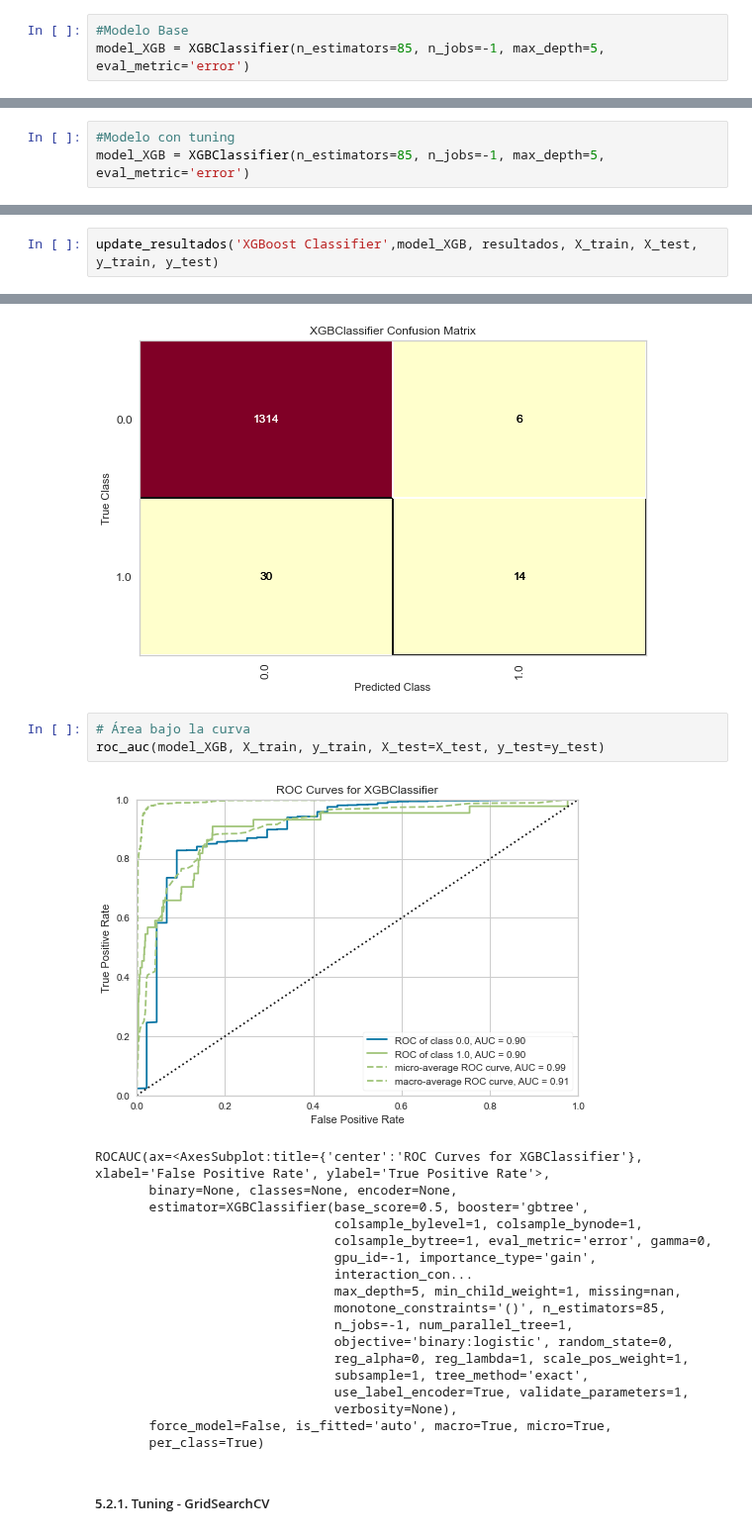
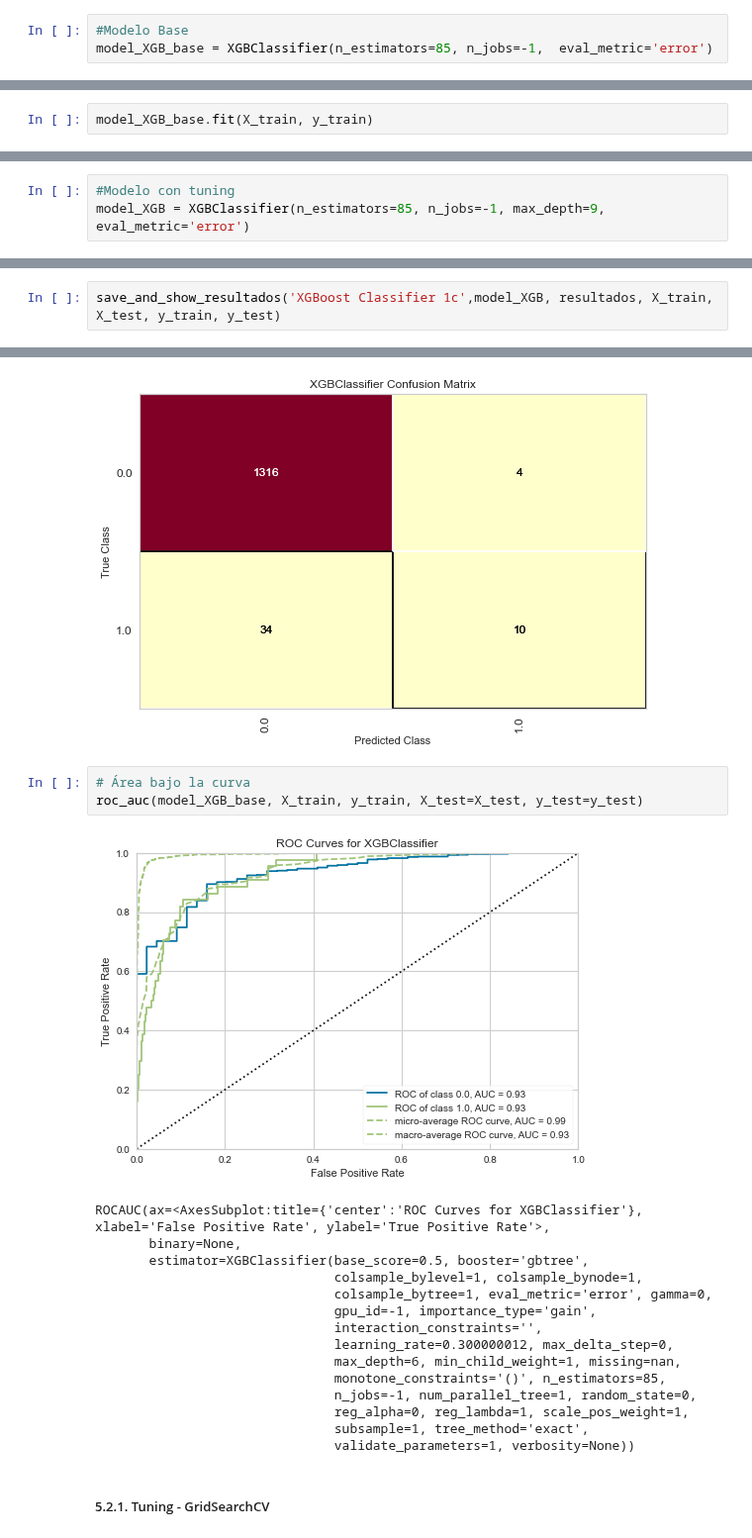
Before and after one commit to Project-ML-PUCP/BankruptcyTaiwan, a Jupyter notebook: 03. Codigo/03.4. Modeling - XGB.ipynb, the cells around one changed output, grey strips where cells are left out. Shown at 99% size. Drawn from its saved outputs; the diff is of its cells as text.

```diff
--- a/03. Codigo/03.4. Modeling - XGB.ipynb
+++ b/03. Codigo/03.4. Modeling - XGB.ipynb
@@ -180,4 +180,4 @@ y_test.value_counts()/len(y_test)*100, y_test.value_counts()
 #### 5.2. Algoritmos Machine Learning
 # %%
 #Modelo Base
-model_XGB = XGBClassifier(n_estimators=85, n_jobs=-1, max_depth=5, eval_metric='error')
+model_XGB_base = XGBClassifier(n_estimators=85, n_jobs=-1,  eval_metric='error')
@@ -183,0 +197,2 @@ model_XGB = XGBClassifier(n_estimators=85, n_jobs=-1, max_depth=5, eval_metric='
+# %%
+model_XGB_base.fit(X_train, y_train)
@@ -184,3 +209,3 @@ model_XGB = XGBClassifier(n_estimators=85, n_jobs=-1, max_depth=5, eval_metric='
 # %%
 #Modelo con tuning
-model_XGB = XGBClassifier(n_estimators=85, n_jobs=-1, max_depth=5, eval_metric='error')
+model_XGB = XGBClassifier(n_estimators=85, n_jobs=-1, max_depth=9, eval_metric='error')
@@ -230,7 +266,7 @@ def update_resultados(descripcion, model, resultados, X_train, X_test, y_train,
   plot_precision_recall_curve(model, X_test, y_test, ax=axes[2], name=descripcion)
   return
 # %%
-update_resultados('XGBoost Classifier',model_XGB, resultados, X_train, X_test, y_train, y_test)
+save_and_show_resultados('XGBoost Classifier 1c',model_XGB, resultados, X_train, X_test, y_train, y_test)
 # %% [output]
 |  | Entrenamiento |  |  |  |  | Pruebas |  |  | ... |
 |  | Exactitud | Precisión | Exhaustividad | F1 | AUC | Exactitud | Precisión | Exhaustividad | ... |
@@ -275,26 +316,23 @@ viz.finalize()
 [figure]
 # %%
 # Área bajo la curva
-roc_auc(model_XGB, X_train, y_train, X_test=X_test, y_test=y_test)
+roc_auc(model_XGB_base, X_train, y_train, X_test=X_test, y_test=y_test)
 # %% [output]
-[figure, old version]
+[figure, new version]
 ROCAUC(ax=<AxesSubplot:title={'center':'ROC Curves for XGBClassifier'}, xlabel='False Positive Rate', ylabel='True Positive Rate'>,
-       binary=None, classes=None, encoder=None,
+       binary=None,
        estimator=XGBClassifier(base_score=0.5, booster='gbtree',
                                colsample_bylevel=1, colsample_bynode=1,
                                colsample_bytree=1, eval_metric='error', gamma=0,
                                gpu_id=-1, importance_type='gain',
-                               interaction_con...
-                               max_depth=5, min_child_weight=1, missing=nan,
+                               interaction_constraints='',
+                               learning_rate=0.300000012, max_delta_step=0,
+                               max_depth=6, min_child_weight=1, missing=nan,
                                monotone_constraints='()', n_estimators=85,
-                               n_jobs=-1, num_parallel_tree=1,
-                               objective='binary:logistic', random_state=0,
+                               n_jobs=-1, num_parallel_tree=1, random_state=0,
                                reg_alpha=0, reg_lambda=1, scale_pos_weight=1,
                                subsample=1, tree_method='exact',
-                               use_label_encoder=True, validate_parameters=1,
-                               verbosity=None),
-       force_model=False, is_fitted='auto', macro=True, micro=True,
-       per_class=True)
+                               validate_parameters=1, verbosity=None))
 # %% [markdown]
 ##### 5.2.1. Tuning - GridSearchCV
 # %%
```
Also changed, not shown: parts of 13 cells of this notebook, 1 other file.
